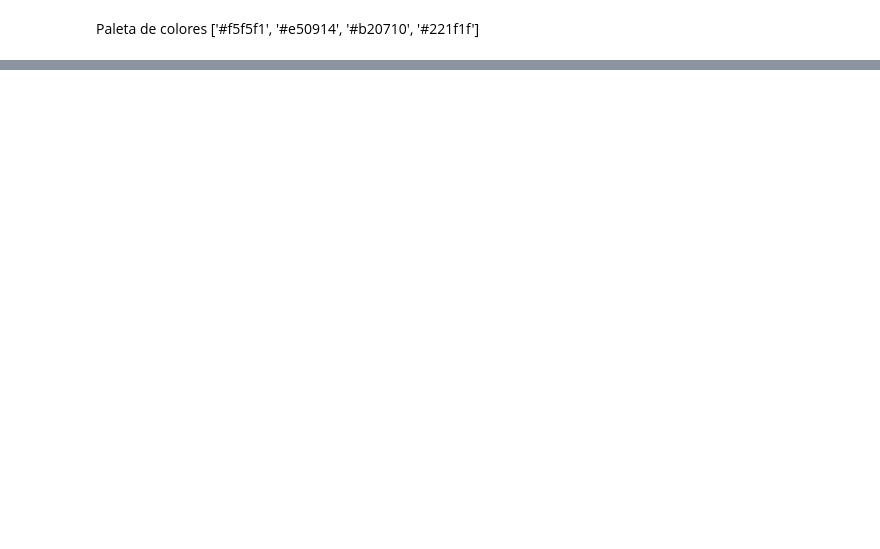
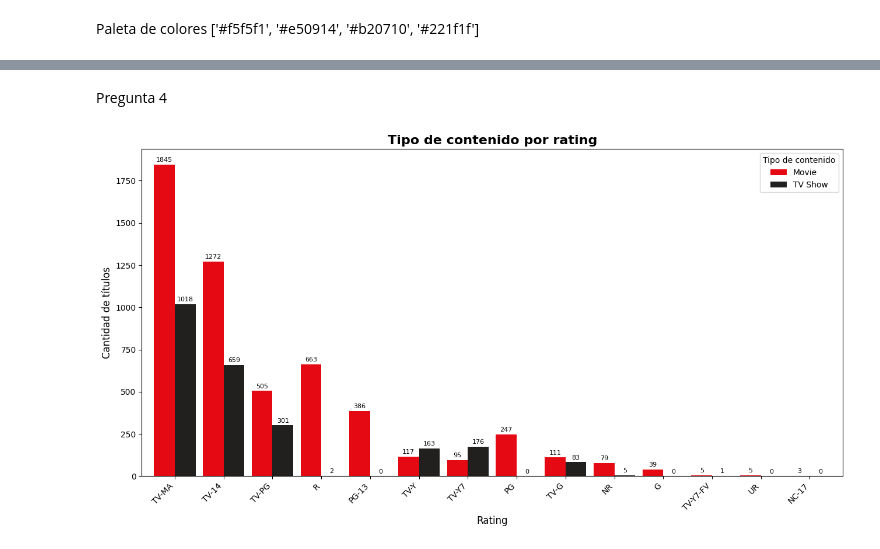
Before and after one commit to alfosobral/Entregable1BarberousseSobral, a Jupyter notebook: Analisis de Datos - Practico2/Practico2.ipynb, the cells around one changed output, grey strips where cells are left out. Cells and saved outputs as stored; diff of their text form; code cells hidden in the pictures; blank space fills up the shorter version.

```diff
--- a/Analisis de Datos - Practico2/Practico2.ipynb
+++ b/Analisis de Datos - Practico2/Practico2.ipynb
@@ -65,0 +186,68 @@ plt.show()
+# %% [markdown]
+Pregunta 4
+# %%
+import pandas as pd
+import matplotlib.pyplot as plt
+
+# ============================
+# Configuración
+# ============================
+INPUT_CSV = "netflix.csv"
+PALETTE = {'Movie': '#e50914', 'TV Show': '#221f1f'}
+
+# ============================
+# Cargar y limpiar
+# ============================
+df = pd.read_csv(INPUT_CSV)
+df = df[['type', 'rating']].dropna(subset=['rating', 'type'])
+df['rating'] = df['rating'].astype(str).str.strip()
+df['type']   = df['type'].astype(str).str.strip()
+
+# ============================
+# Conteos por rating y tipo
+# ============================
+counts = df.groupby(['rating', 'type']).size().reset_index(name='count')
+
+order = (
+    counts.groupby('rating')['count']
+          .sum()
+          .sort_values(ascending=False)
+          .index
+)
+
+pivot = (
+    counts.pivot(index='rating', columns='type', values='count')
+          .fillna(0)
+          .reindex(order)
+)
+
+for col in ['Movie', 'TV Show']:
+    if col not in pivot.columns:
+        pivot[col] = 0
+
+# ============================
+# Visualización
+# ============================
+# Ajustar tamaño dinámico: 0.6 pulgadas por categoría
+fig_width = max(13, len(pivot) * 0.6)
+
+ax = pivot.plot(
+    kind='bar',
+    figsize=(fig_width, 7),
+    color=[PALETTE.get(c, None) for c in pivot.columns],
+    width=0.85
+)
+
+plt.title("Tipo de contenido por rating", fontsize=16, weight="bold")
+plt.xlabel("Rating", fontsize=12)
+plt.ylabel("Cantidad de títulos", fontsize=12)
+plt.xticks(rotation=45, ha="right", fontsize=10)
+plt.legend(title="Tipo de contenido")
+
+for container in ax.containers:
+    ax.bar_label(container, fmt='%d', fontsize=8, padding=2)
+
+plt.tight_layout()
+plt.show()
+# %% [output]
+[figure, added]
```
Also changed, not shown: parts of 16 cells of this notebook.
